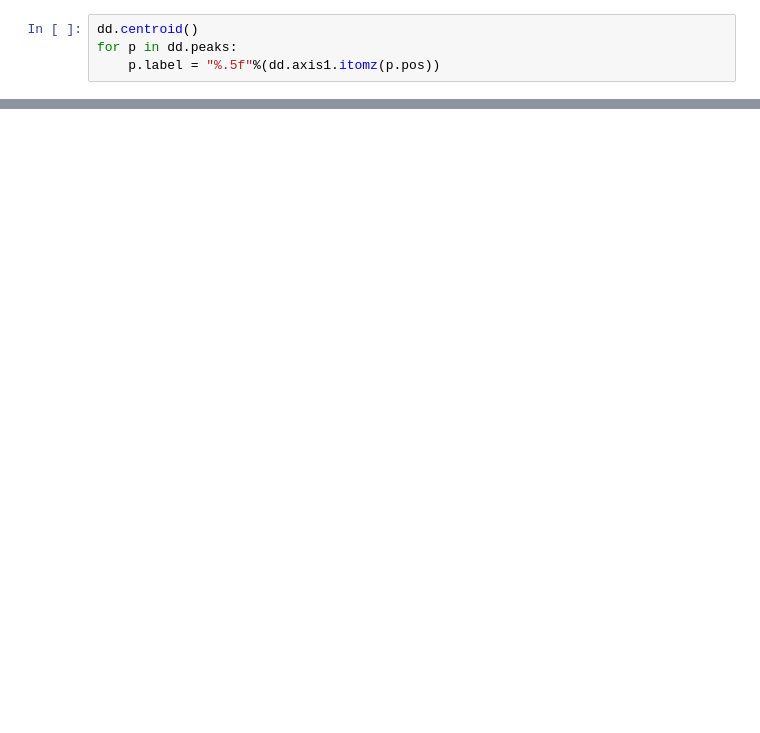
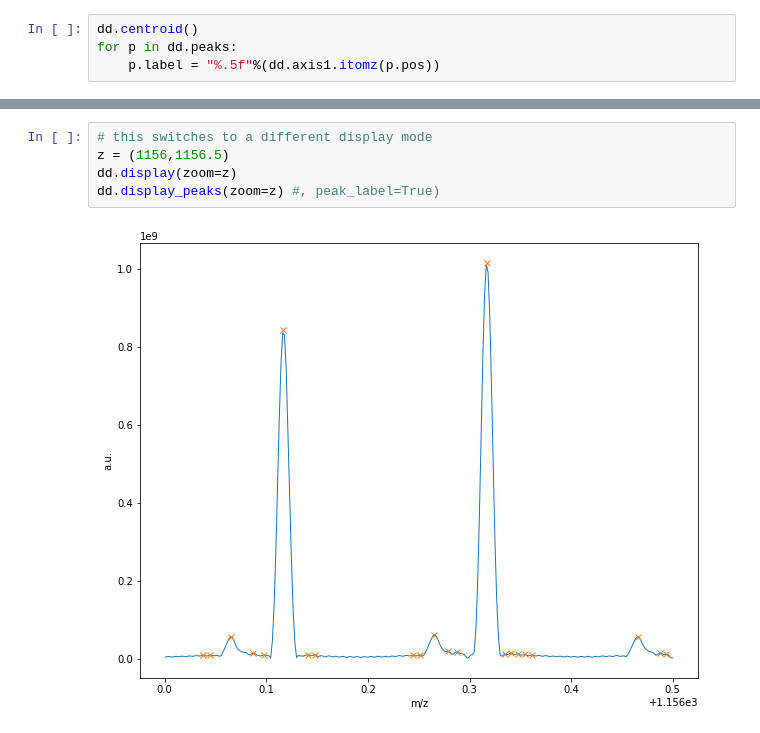
Before and after one commit to delsuc/Fourier_Transform, a Jupyter notebook: FTICR_1.ipynb, the cells around one changed output, grey strips where cells are left out. Cells and saved outputs as stored; diff of their text form; blank space fills up the shorter version.

```diff
--- a/FTICR_1.ipynb
+++ b/FTICR_1.ipynb
@@ -457,0 +486,7 @@ dd.display_peaks(zoom=(1155,1160)) #, peak_label=True)
+# %%
+# this switches to a different display mode
+z = (1156,1156.5)
+dd.display(zoom=z)
+dd.display_peaks(zoom=z) #, peak_label=True)
+# %% [output]
+[figure, added]
```
Also changed, not shown: parts of 32 cells of this notebook, 11 other files.
